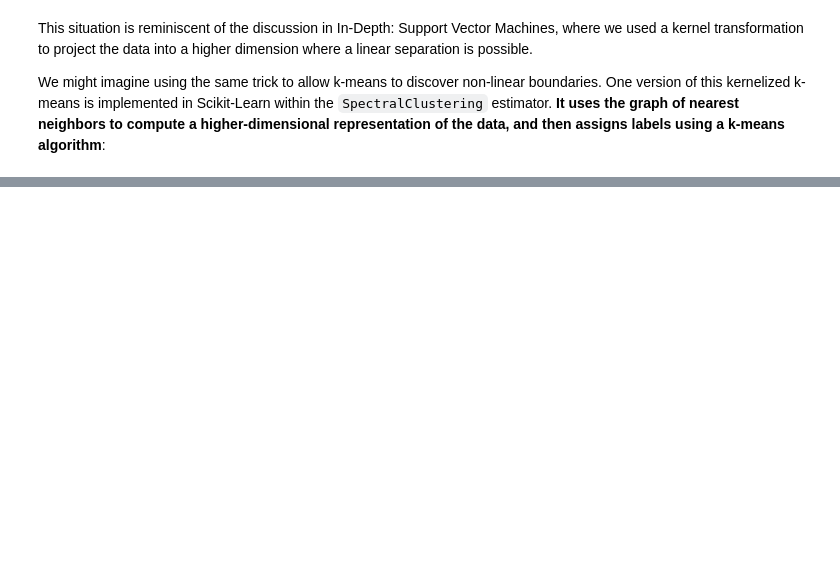
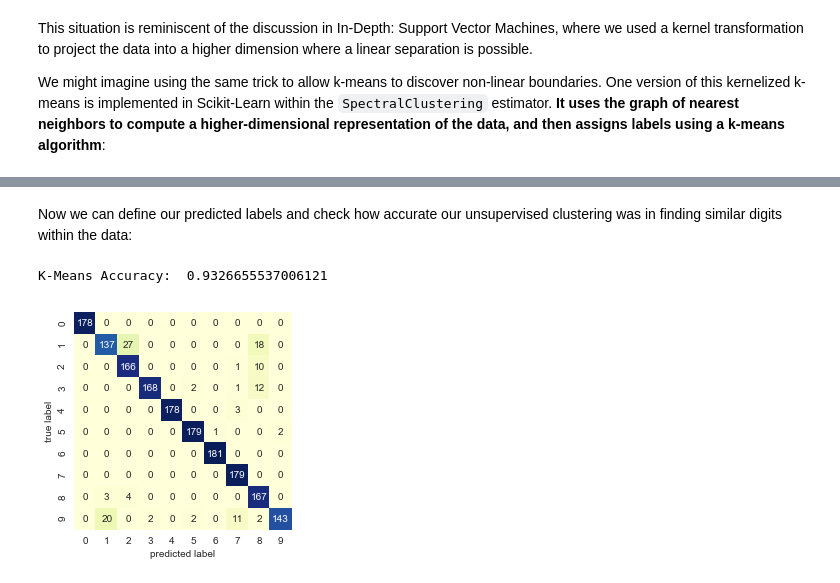
Before and after one commit to Jay4869/Data-Science, a Jupyter notebook: K-Means Clustering.ipynb, the cells around one changed output, grey strips where cells are left out. Cells and saved outputs as stored; diff of their text form; code cells hidden in the pictures; blank space fills up the shorter version.

```diff
--- a/K-Means Clustering.ipynb
+++ b/K-Means Clustering.ipynb
@@ -212,0 +245,27 @@ plt.show()
+# %% [markdown]
+Now we can define our predicted labels and check how accurate our unsupervised clustering was in finding similar digits within the data:
+# %%
+from scipy.stats import mode
+from sklearn.metrics import accuracy_score
+from sklearn.metrics import confusion_matrix
+
+labels = np.zeros(clusters.shape)
+for i in range(10):
+    # find each clsuter points
+    mask = (clusters == i)
+    # assign majority true value to our label
+    labels[mask] = mode(digits.target[mask])[0]
+
+print('K-Means Accuracy: ', accuracy_score(digits.target, labels))
+
+# confusion matrix
+mat = confusion_matrix(digits.target, labels)
+sns.heatmap(mat, square=True, annot=True, fmt='d', cbar=False, cmap='YlGnBu',
+            xticklabels=digits.target_names,
+            yticklabels=digits.target_names)
+plt.xlabel('predicted label')
+plt.ylabel('true label')
+plt.show()
+# %% [output]
+K-Means Accuracy:  0.9326655537006121
+[figure, added]
```
Also changed, not shown: parts of 14 cells of this notebook.
